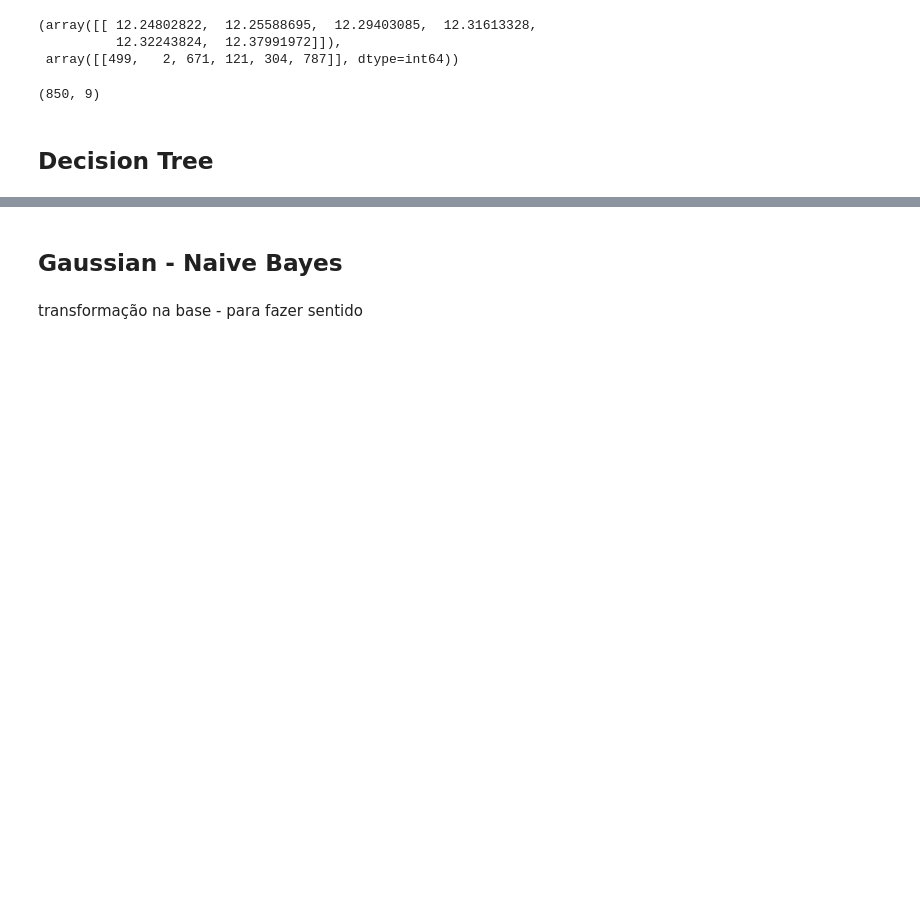
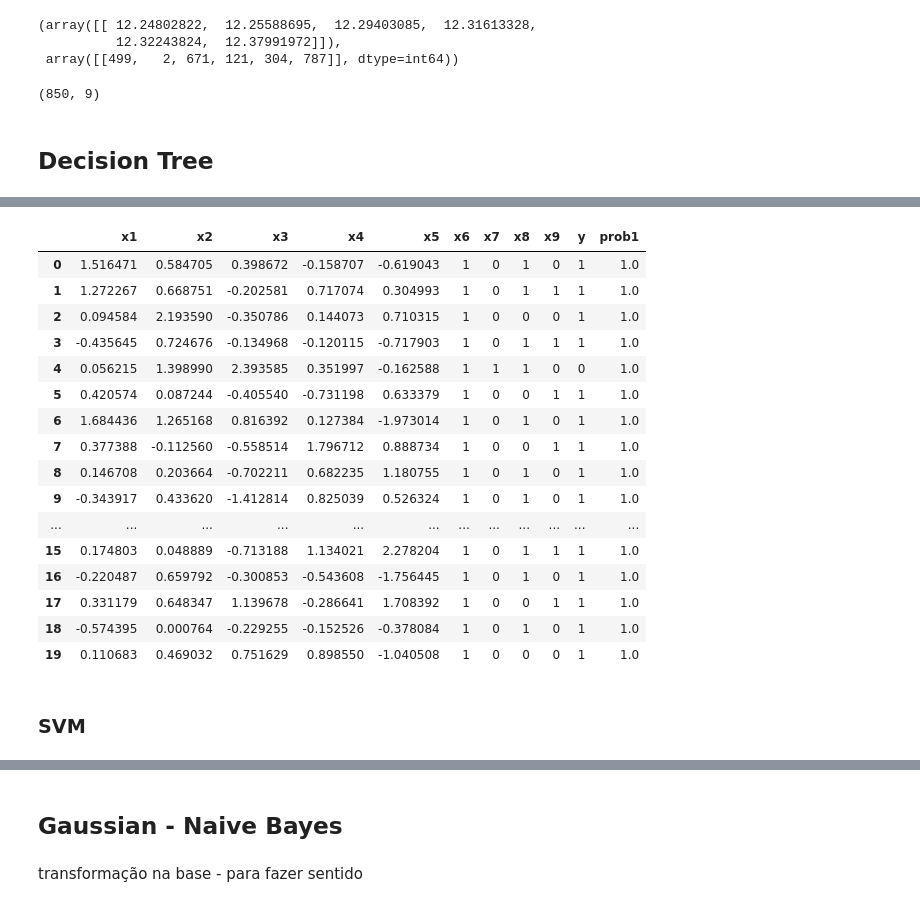
Before and after one commit to mopdc/python-codes, a Jupyter notebook: applied algorithms/classification methods examples/Classification Analysis Framework.ipynb, the cells around one changed output, grey strips where cells are left out. Saved outputs shown, nothing was run; the diff lists cells and outputs as text; code cells hidden in the pictures; blank space fills up the shorter version.

```diff
--- a/applied algorithms/classification methods examples/Classification Analysis Framework.ipynb
+++ b/applied algorithms/classification methods examples/Classification Analysis Framework.ipynb
@@ -560,0 +734,9 @@ X_train.shape
+# %%
+clf = DecisionTreeClassifier()
+parameters = {
+    'criterion' : ['entropy', 'gini'],
+    'min_samples_split': [0.01, 0.03] ,
+    'max_depth': [1,2,3]
+}
+grid, model = grid_search_model(X_train_final, y_train, clf, parameters, 'roc_auc', cv_kfold, 0 )
+model
@@ -560,0 +783,14 @@ X_train.shape
+# %%
+#model
+model = model.fit(X_train_final, y_train)
+
+y_test_pred = model.predict(X_test_final)
+y_train_pred = model.predict(X_train_final)
+
+test_probs = pd.DataFrame(model.predict_proba(X_test_final), columns = ['prob0', 'prob1'])
+train_probs = pd.DataFrame(model.predict_proba(X_train_final), columns = ['prob0', 'prob1'])
+
+test_prob1 = test_probs.iloc[:,1]
+test_prob0 = test_probs.iloc[:,0]
+train_prob1 = train_probs.iloc[:,1]
+train_prob0 = train_probs.iloc[:,0]
@@ -560,0 +828,30 @@ X_train.shape
+# %%
+tabela_final_treino = pd.concat([X_train_final, y_train, train_prob1], axis = 1)
+tabela_final_teste = pd.concat([X_test_final, y_test, test_prob1], axis = 1)
+#tabela_final_teste.to_csv('treino_probs.csv', index=False, sep=';', decimal=',')
+#tabela_final_treino.to_csv('teste_probs.csv', index=False,sep=';', decimal=',')
+#tabela_final_treino.head()
+#tabela_final_teste.head()
+#tabela_percentis_recall_precision
+# %%
+tabela_final_teste.head(20)
+# %% [output]
+|  | x1 | x2 | x3 | x4 | x5 | x6 | x7 | x8 | x9 | y | prob1 |
+| 0 | 1.516471 | 0.584705 | 0.398672 | -0.158707 | -0.619043 | 1 | 0 | 1 | 0 | 1 | 1.0 |
+| 1 | 1.272267 | 0.668751 | -0.202581 | 0.717074 | 0.304993 | 1 | 0 | 1 | 1 | 1 | 1.0 |
+| 2 | 0.094584 | 2.193590 | -0.350786 | 0.144073 | 0.710315 | 1 | 0 | 0 | 0 | 1 | 1.0 |
+| 3 | -0.435645 | 0.724676 | -0.134968 | -0.120115 | -0.717903 | 1 | 0 | 1 | 1 | 1 | 1.0 |
+| 4 | 0.056215 | 1.398990 | 2.393585 | 0.351997 | -0.162588 | 1 | 1 | 1 | 0 | 0 | 1.0 |
+| 5 | 0.420574 | 0.087244 | -0.405540 | -0.731198 | 0.633379 | 1 | 0 | 0 | 1 | 1 | 1.0 |
+| 6 | 1.684436 | 1.265168 | 0.816392 | 0.127384 | -1.973014 | 1 | 0 | 1 | 0 | 1 | 1.0 |
+| 7 | 0.377388 | -0.112560 | -0.558514 | 1.796712 | 0.888734 | 1 | 0 | 0 | 1 | 1 | 1.0 |
+| 8 | 0.146708 | 0.203664 | -0.702211 | 0.682235 | 1.180755 | 1 | 0 | 1 | 0 | 1 | 1.0 |
+| 9 | -0.343917 | 0.433620 | -1.412814 | 0.825039 | 0.526324 | 1 | 0 | 1 | 0 | 1 | 1.0 |
+| ... | ... | ... | ... | ... | ... | ... | ... | ... | ... | ... | ... |
+| 15 | 0.174803 | 0.048889 | -0.713188 | 1.134021 | 2.278204 | 1 | 0 | 1 | 1 | 1 | 1.0 |
+| 16 | -0.220487 | 0.659792 | -0.300853 | -0.543608 | -1.756445 | 1 | 0 | 1 | 0 | 1 | 1.0 |
+| 17 | 0.331179 | 0.648347 | 1.139678 | -0.286641 | 1.708392 | 1 | 0 | 0 | 1 | 1 | 1.0 |
+| 18 | -0.574395 | 0.000764 | -0.229255 | -0.152526 | -0.378084 | 1 | 0 | 1 | 0 | 1 | 1.0 |
+| 19 | 0.110683 | 0.469032 | 0.751629 | 0.898550 | -1.040508 | 1 | 0 | 0 | 0 | 1 | 1.0 |
+# %% [markdown]
+### SVM
```
Also changed, not shown: parts of 68 cells of this notebook.
